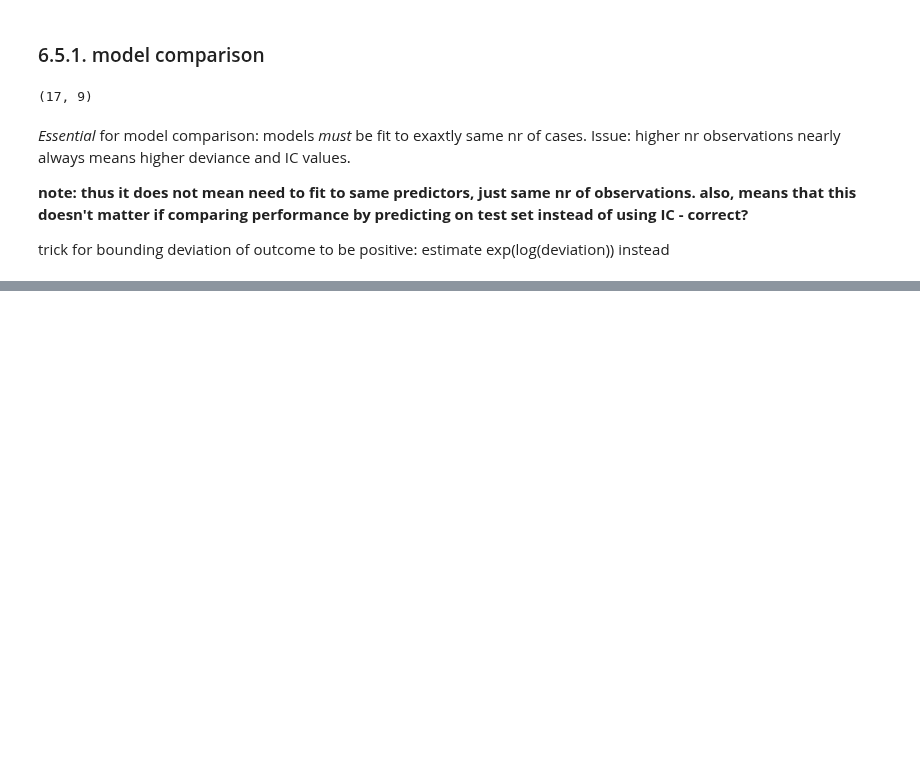
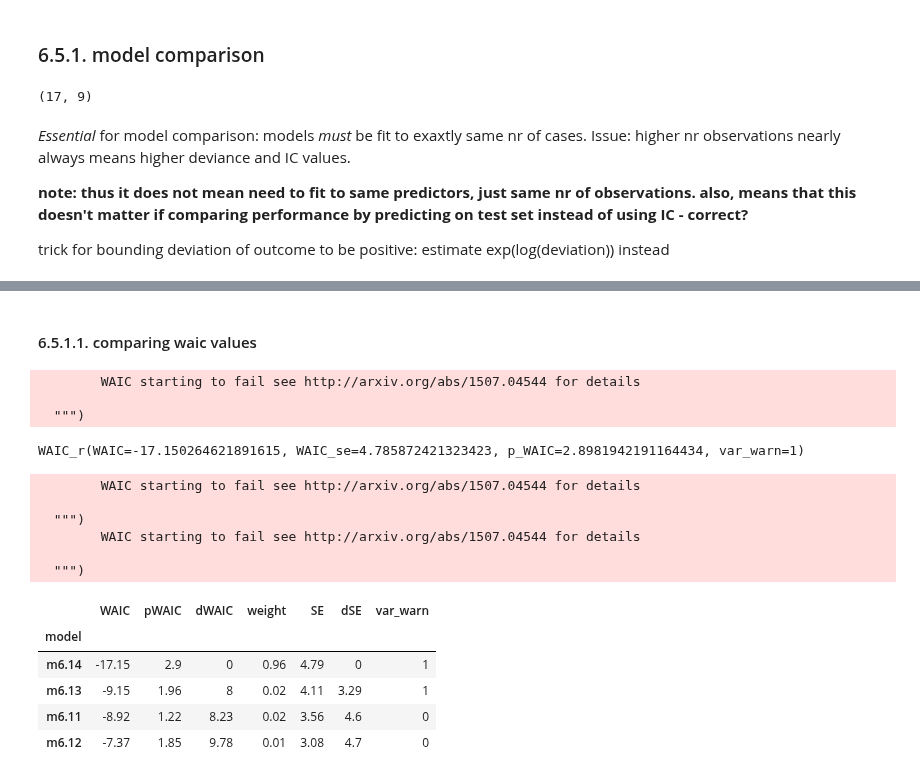
Before and after one commit to nwweber/statistical_rethinking, a Jupyter notebook: chapter_06_overfitting_regularization_and_information_criteria.ipynb, the cells around one changed output, grey strips where cells are left out. Saved outputs shown, nothing was run; the diff lists cells and outputs as text; code cells hidden in the pictures; blank space fills up the shorter version.

```diff
--- a/chapter_06_overfitting_regularization_and_information_criteria.ipynb
+++ b/chapter_06_overfitting_regularization_and_information_criteria.ipynb
@@ -519,0 +573,41 @@ sigma_start = np.log(d.kcal_per_g.std())
+# %% [markdown]
+#### 6.5.1.1. comparing waic values
+# %%
+# Code 6.23
+
+pm.waic(trace_m6_14, m6_14)
+# %% [output]
+        WAIC starting to fail see http://arxiv.org/abs/1507.04544 for details
+
+  """)
+WAIC_r(WAIC=-17.150264621891615, WAIC_se=4.785872421323423, p_WAIC=2.8981942191164434, var_warn=1)
+# %%
+# Code 6.24
+
+compare_df = (
+    pm
+    .compare(
+    {m6_11 : trace_m6_11,
+     m6_12 : trace_m6_12,
+     m6_13 : trace_m6_13,
+     m6_14 : trace_m6_14},
+    method='pseudo-BMA')
+    .assign(model =  pd.Series(['m6.11', 'm6.12', 'm6.13', 'm6.14']))
+    .set_index('model')
+)
+# %% [output]
+        WAIC starting to fail see http://arxiv.org/abs/1507.04544 for details
+
+  """)
+        WAIC starting to fail see http://arxiv.org/abs/1507.04544 for details
+
+  """)
+# %%
+compare_df.sort_values('WAIC')
+# %% [output]
+|  | WAIC | pWAIC | dWAIC | weight | SE | dSE | var_warn |
+| model |  |  |  |  |  |  |  |
+| m6.14 | -17.15 | 2.9 | 0 | 0.96 | 4.79 | 0 | 1 |
+| m6.13 | -9.15 | 1.96 | 8 | 0.02 | 4.11 | 3.29 | 1 |
+| m6.11 | -8.92 | 1.22 | 8.23 | 0.02 | 3.56 | 4.6 | 0 |
+| m6.12 | -7.37 | 1.85 | 9.78 | 0.01 | 3.08 | 4.7 | 0 |
```
Also changed, not shown: parts of 27 cells of this notebook.
